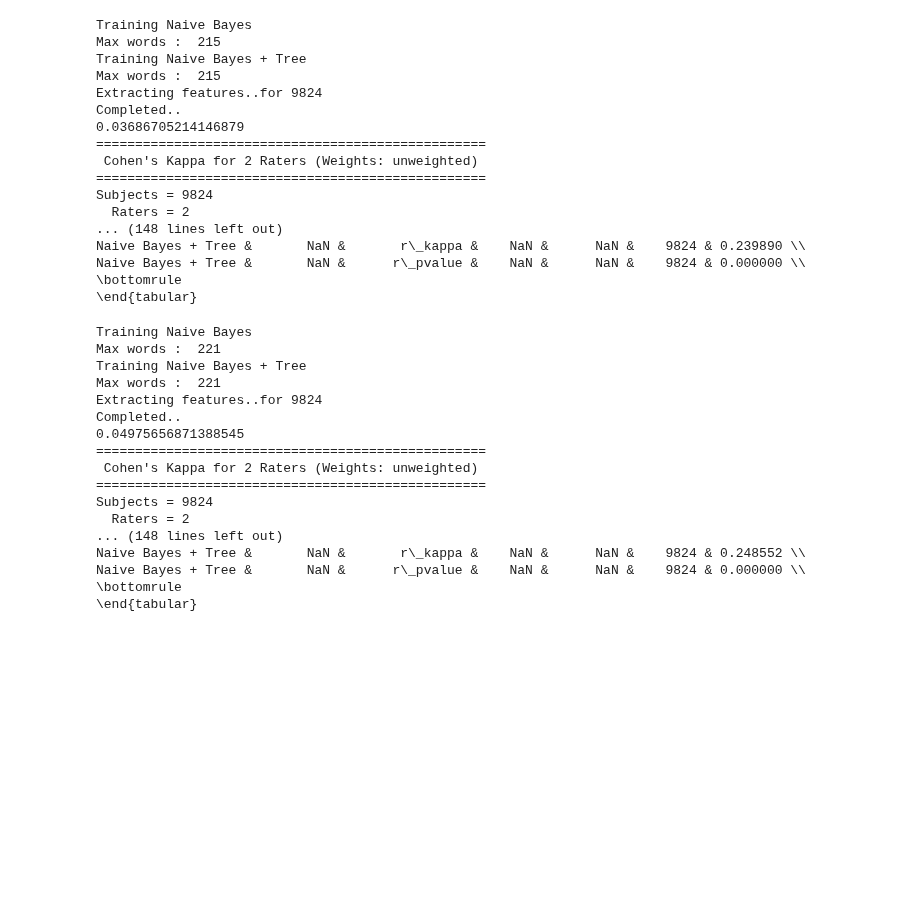
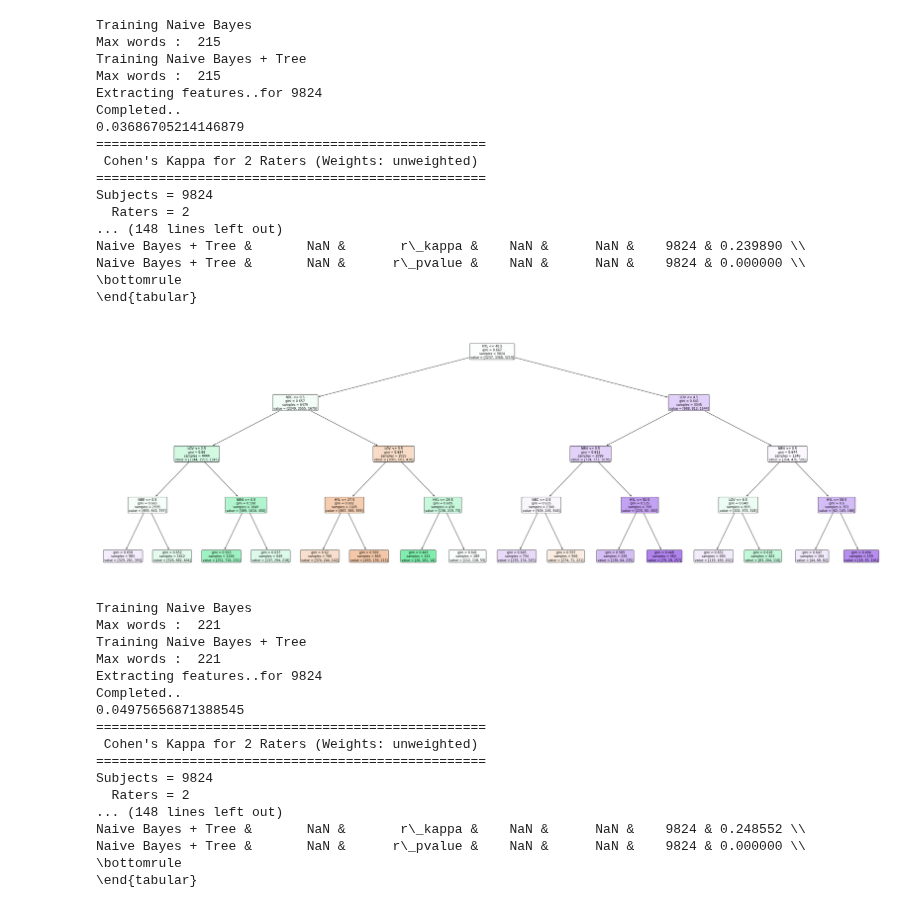
Before and after one commit to elangovana/bert-shortcuts, a Jupyter notebook: notebooks/snli_shortcut_analysis.ipynb, the cells around one changed output. Saved outputs shown, nothing was run; the diff lists cells and outputs as text; code cells hidden in the pictures; blank space fills up the shorter version.

```diff
--- a/notebooks/snli_shortcut_analysis.ipynb
+++ b/notebooks/snli_shortcut_analysis.ipynb
@@ -347,5 +348,9 @@ Naive Bayes + Tree &       NaN &       r\_kappa &    NaN &      NaN &    9824 &
 Naive Bayes + Tree &       NaN &      r\_pvalue &    NaN &      NaN &    9824 & 0.000000 \\
 \bottomrule
 \end{tabular}
+# %%
+plot_tree(r["model_result"][NAIVE_BAYES_WITH_TREE]["m"], "test_gt_fit_prem_hyp.pdf")
+# %% [output]
+[figure, added]
 # %%
 r=run_analysis(df_test, x_column="premise", y_column="predicted_label", meta_dataset="SNLI TS PRM", meta_target="BP")
```
Also changed, not shown: parts of 5 cells of this notebook.
